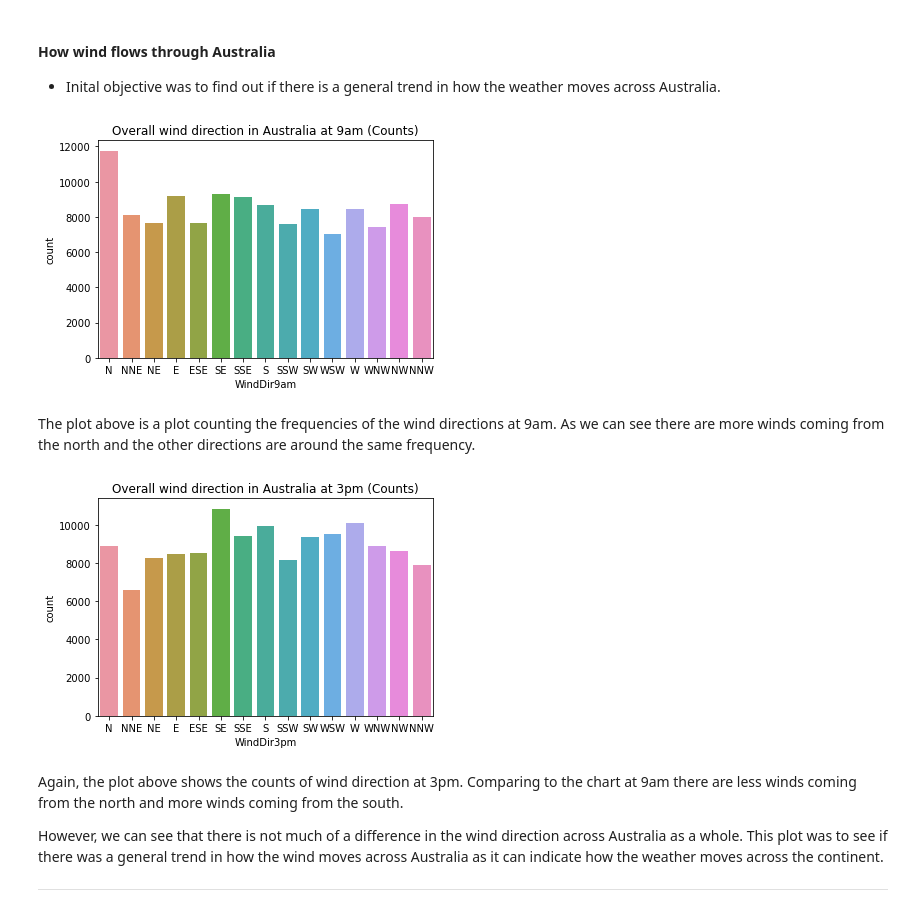
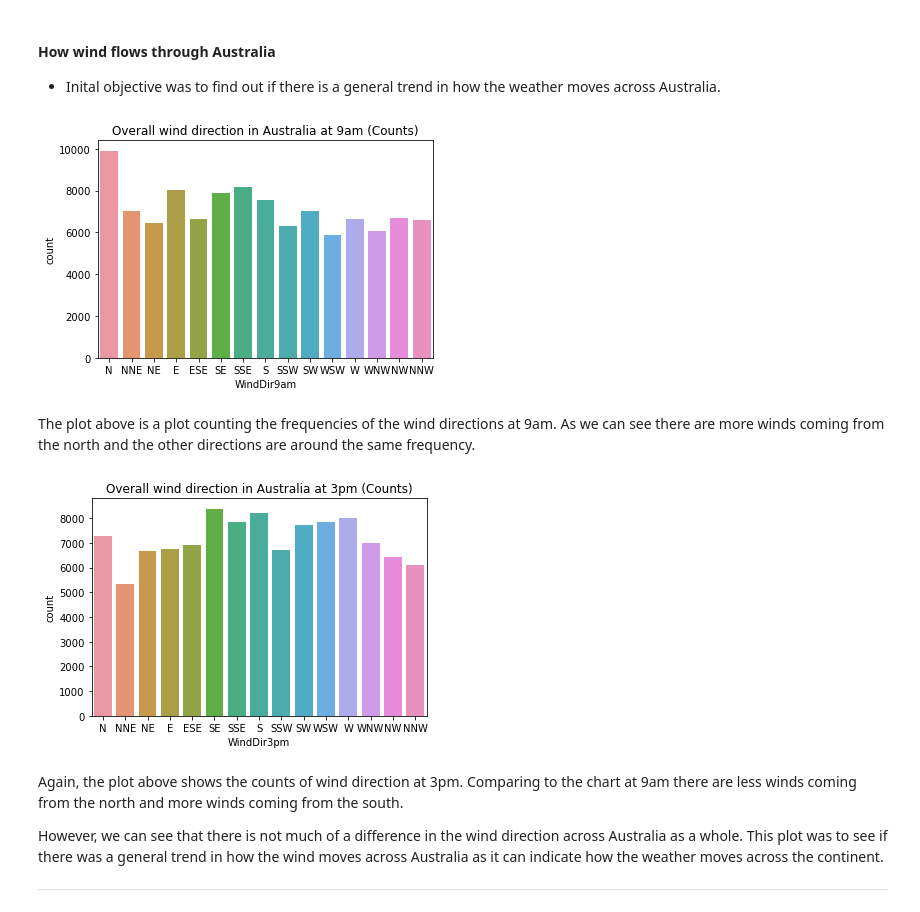
Before and after one commit to data301-2020-winter2/course-project-group_1023, a Jupyter notebook: analysis/Group_task5_milestone2/Group_Analysis.ipynb, the cells around one changed output. Drawn from its saved outputs; the diff is of its cells as text; code cells hidden in the pictures.

```diff
--- a/analysis/Group_task5_milestone2/Group_Analysis.ipynb
+++ b/analysis/Group_task5_milestone2/Group_Analysis.ipynb
@@ -29,4 +34,3 @@ import datetime
 # %%
-df = pd.read_csv('../../data/raw/weatherAUS.csv')
-
-data=df
+data_set= load_and_process('../../data/raw/weatherAUS.csv')
+data_set
@@ -50,20 +53,20 @@ SyntaxError: invalid syntax (<ipython-input-68-e167177f90e2>, line 1)
 - Inital objective was to find out if there is a general trend in how the weather moves across Australia.
 # %%
 ### plotting frequency in wind direction observed at 9am
-plot_wind_count9am = sns.countplot(data=df,
+plot_wind_count9am = sns.countplot(data=data_set,
                                    x= 'WindDir9am',
                                    order = ['N',"NNE","NE","E","ESE","SE","SSE","S","SSW","SW","WSW","W","WNW","NW","NNW"]).set_title("Overall wind direction in Australia at 9am (Counts)")
 # %% [output]
-[figure, old version]
+[figure, new version]
 # %% [markdown]
 The plot above is a plot counting the frequencies of the wind directions at 9am. As we can see there are more winds coming from the north and the other directions are around the same frequency.
 # %%
 ### plotting frequency in wind direction observed at 3pm
-plot_wind_count_3pm = sns.countplot(data=df,
+plot_wind_count_3pm = sns.countplot(data=data_set,
                                     x='WindDir3pm',
                                     order = ['N',"NNE","NE","E","ESE","SE","SSE","S","SSW","SW","WSW","W","WNW","NW","NNW"]).set_title("Overall wind direction in Australia at 3pm (Counts)")
 # %% [output]
-[figure, old version]
+[figure, new version]
 # %% [markdown]
 Again, the plot above shows the counts of wind direction at 3pm. Comparing to the chart at 9am there are less winds coming from the north and more winds coming from the south.
 
```
Also changed, not shown: parts of 19 cells of this notebook, 5 other files.
